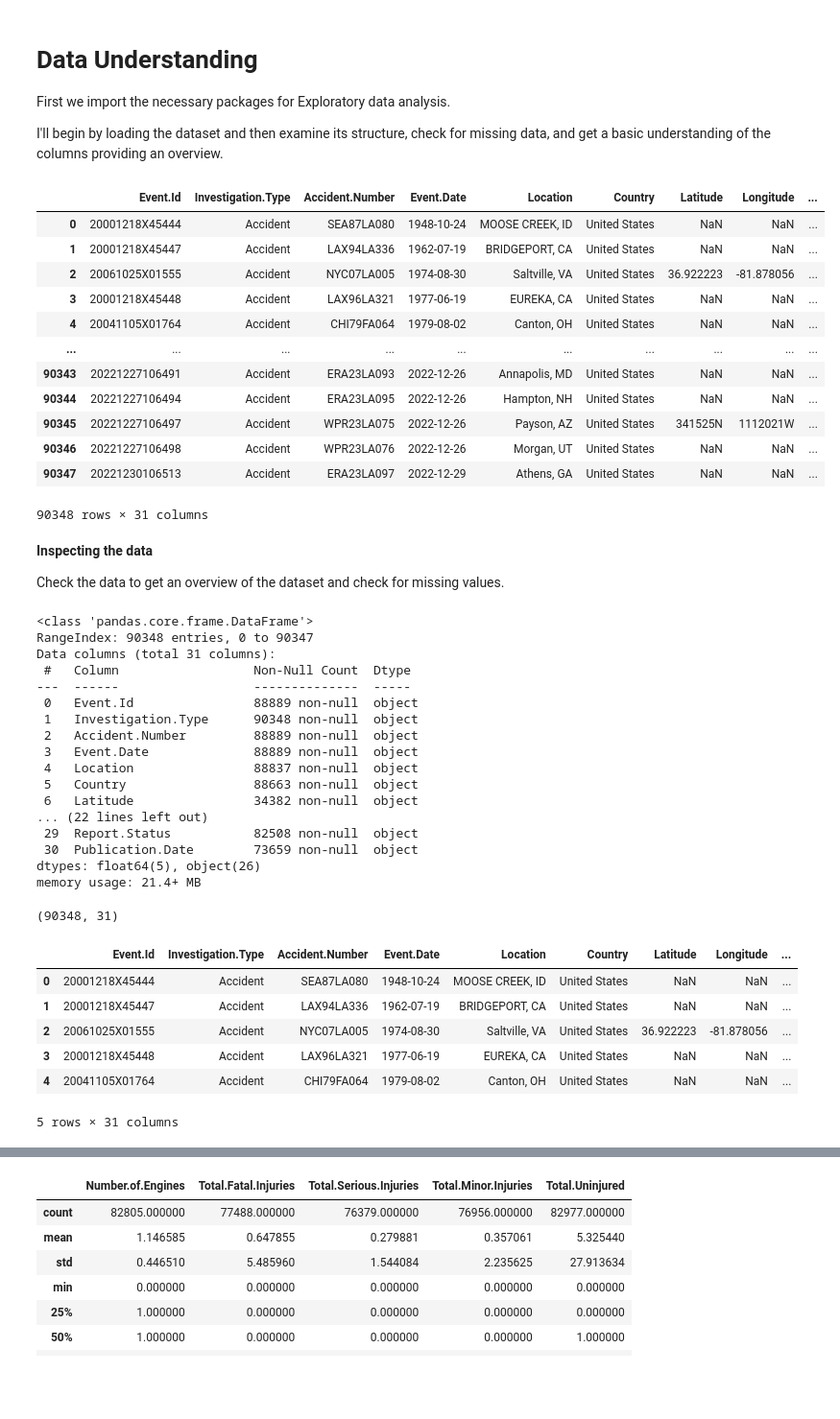
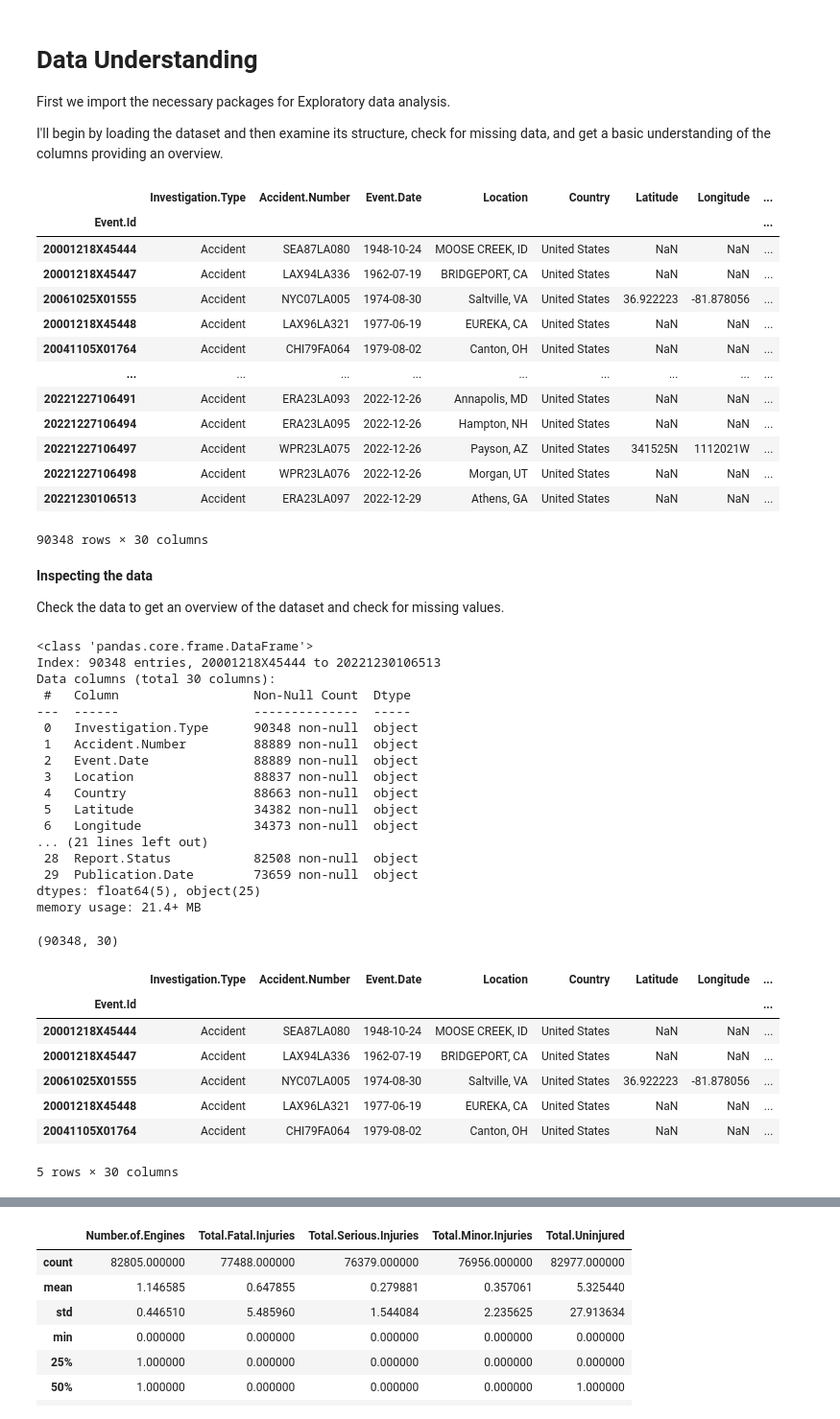
Before and after one commit to pianch/dsc-phase-1-project-v3, a Jupyter notebook: student.ipynb, the cells around one changed output, grey strips where cells are left out. Shown: that part at 96% size. Cells and saved outputs as stored; diff of their text form; code cells hidden in the pictures; blank space fills up the shorter version.

```diff
--- a/student.ipynb
+++ b/student.ipynb
@@ -36,22 +36,23 @@ import matplotlib.pyplot as plt
 import seaborn as sns
 # %%
 #load the data
-df = pd.read_csv("data/Aviation_Data.csv", low_memory=False)
+df = pd.read_csv("data/Aviation_Data.csv", low_memory=False, index_col=0)
 df
 # %% [output]
-|  | Event.Id | Investigation.Type | Accident.Number | Event.Date | Location | Country | Latitude | Longitude | ... |
-| 0 | 20001218X45444 | Accident | SEA87LA080 | 1948-10-24 | MOOSE CREEK, ID | United States | NaN | NaN | ... |
-| 1 | 20001218X45447 | Accident | LAX94LA336 | 1962-07-19 | BRIDGEPORT, CA | United States | NaN | NaN | ... |
-| 2 | 20061025X01555 | Accident | NYC07LA005 | 1974-08-30 | Saltville, VA | United States | 36.922223 | -81.878056 | ... |
-| 3 | 20001218X45448 | Accident | LAX96LA321 | 1977-06-19 | EUREKA, CA | United States | NaN | NaN | ... |
-| 4 | 20041105X01764 | Accident | CHI79FA064 | 1979-08-02 | Canton, OH | United States | NaN | NaN | ... |
-| ... | ... | ... | ... | ... | ... | ... | ... | ... | ... |
-| 90343 | 20221227106491 | Accident | ERA23LA093 | 2022-12-26 | Annapolis, MD | United States | NaN | NaN | ... |
-| 90344 | 20221227106494 | Accident | ERA23LA095 | 2022-12-26 | Hampton, NH | United States | NaN | NaN | ... |
-| 90345 | 20221227106497 | Accident | WPR23LA075 | 2022-12-26 | Payson, AZ | United States | 341525N | 1112021W | ... |
-| 90346 | 20221227106498 | Accident | WPR23LA076 | 2022-12-26 | Morgan, UT | United States | NaN | NaN | ... |
-| 90347 | 20221230106513 | Accident | ERA23LA097 | 2022-12-29 | Athens, GA | United States | NaN | NaN | ... |
+|  | Investigation.Type | Accident.Number | Event.Date | Location | Country | Latitude | Longitude | ... |
+| Event.Id |  |  |  |  |  |  |  | ... |
+| 20001218X45444 | Accident | SEA87LA080 | 1948-10-24 | MOOSE CREEK, ID | United States | NaN | NaN | ... |
+| 20001218X45447 | Accident | LAX94LA336 | 1962-07-19 | BRIDGEPORT, CA | United States | NaN | NaN | ... |
+| 20061025X01555 | Accident | NYC07LA005 | 1974-08-30 | Saltville, VA | United States | 36.922223 | -81.878056 | ... |
+| 20001218X45448 | Accident | LAX96LA321 | 1977-06-19 | EUREKA, CA | United States | NaN | NaN | ... |
+| 20041105X01764 | Accident | CHI79FA064 | 1979-08-02 | Canton, OH | United States | NaN | NaN | ... |
+| ... | ... | ... | ... | ... | ... | ... | ... | ... |
+| 20221227106491 | Accident | ERA23LA093 | 2022-12-26 | Annapolis, MD | United States | NaN | NaN | ... |
+| 20221227106494 | Accident | ERA23LA095 | 2022-12-26 | Hampton, NH | United States | NaN | NaN | ... |
+| 20221227106497 | Accident | WPR23LA075 | 2022-12-26 | Payson, AZ | United States | 341525N | 1112021W | ... |
+| 20221227106498 | Accident | WPR23LA076 | 2022-12-26 | Morgan, UT | United States | NaN | NaN | ... |
+| 20221230106513 | Accident | ERA23LA097 | 2022-12-29 | Athens, GA | United States | NaN | NaN | ... |
-90348 rows × 31 columns
+90348 rows × 30 columns
 # %% [markdown]
 **Inspecting the data**
 
@@ -61,38 +62,39 @@ Check the data to get an overview of the dataset and check for missing values.
 df.info()
 # %% [output]
 <class 'pandas.core.frame.DataFrame'>
-RangeIndex: 90348 entries, 0 to 90347
-Data columns (total 31 columns):
+Index: 90348 entries, 20001218X45444 to 20221230106513
+Data columns (total 30 columns):
  #   Column                  Non-Null Count  Dtype
 ---  ------                  --------------  -----
- 0   Event.Id                88889 non-null  object
- 1   Investigation.Type      90348 non-null  object
- 2   Accident.Number         88889 non-null  object
- 3   Event.Date              88889 non-null  object
- 4   Location                88837 non-null  object
- 5   Country                 88663 non-null  object
- 6   Latitude                34382 non-null  object
-... (22 lines left out)
- 29  Report.Status           82508 non-null  object
- 30  Publication.Date        73659 non-null  object
-dtypes: float64(5), object(26)
+ 0   Investigation.Type      90348 non-null  object
+ 1   Accident.Number         88889 non-null  object
+ 2   Event.Date              88889 non-null  object
+ 3   Location                88837 non-null  object
+ 4   Country                 88663 non-null  object
+ 5   Latitude                34382 non-null  object
+ 6   Longitude               34373 non-null  object
+... (21 lines left out)
+ 28  Report.Status           82508 non-null  object
+ 29  Publication.Date        73659 non-null  object
+dtypes: float64(5), object(25)
 memory usage: 21.4+ MB
 # %%
 #shape of our data
 df.shape
 # %% [output]
-(90348, 31)
+(90348, 30)
 # %%
 #checking the first rows of the data
 df.head()
 # %% [output]
-|  | Event.Id | Investigation.Type | Accident.Number | Event.Date | Location | Country | Latitude | Longitude | ... |
-| 0 | 20001218X45444 | Accident | SEA87LA080 | 1948-10-24 | MOOSE CREEK, ID | United States | NaN | NaN | ... |
-| 1 | 20001218X45447 | Accident | LAX94LA336 | 1962-07-19 | BRIDGEPORT, CA | United States | NaN | NaN | ... |
-| 2 | 20061025X01555 | Accident | NYC07LA005 | 1974-08-30 | Saltville, VA | United States | 36.922223 | -81.878056 | ... |
-| 3 | 20001218X45448 | Accident | LAX96LA321 | 1977-06-19 | EUREKA, CA | United States | NaN | NaN | ... |
-| 4 | 20041105X01764 | Accident | CHI79FA064 | 1979-08-02 | Canton, OH | United States | NaN | NaN | ... |
+|  | Investigation.Type | Accident.Number | Event.Date | Location | Country | Latitude | Longitude | ... |
+| Event.Id |  |  |  |  |  |  |  | ... |
+| 20001218X45444 | Accident | SEA87LA080 | 1948-10-24 | MOOSE CREEK, ID | United States | NaN | NaN | ... |
+| 20001218X45447 | Accident | LAX94LA336 | 1962-07-19 | BRIDGEPORT, CA | United States | NaN | NaN | ... |
+| 20061025X01555 | Accident | NYC07LA005 | 1974-08-30 | Saltville, VA | United States | 36.922223 | -81.878056 | ... |
+| 20001218X45448 | Accident | LAX96LA321 | 1977-06-19 | EUREKA, CA | United States | NaN | NaN | ... |
+| 20041105X01764 | Accident | CHI79FA064 | 1979-08-02 | Canton, OH | United States | NaN | NaN | ... |
-5 rows × 31 columns
+5 rows × 30 columns
 # %%
 #preview of the bottom of our dataset
 df.tail()
```
Also changed, not shown: parts of 62 cells of this notebook.
